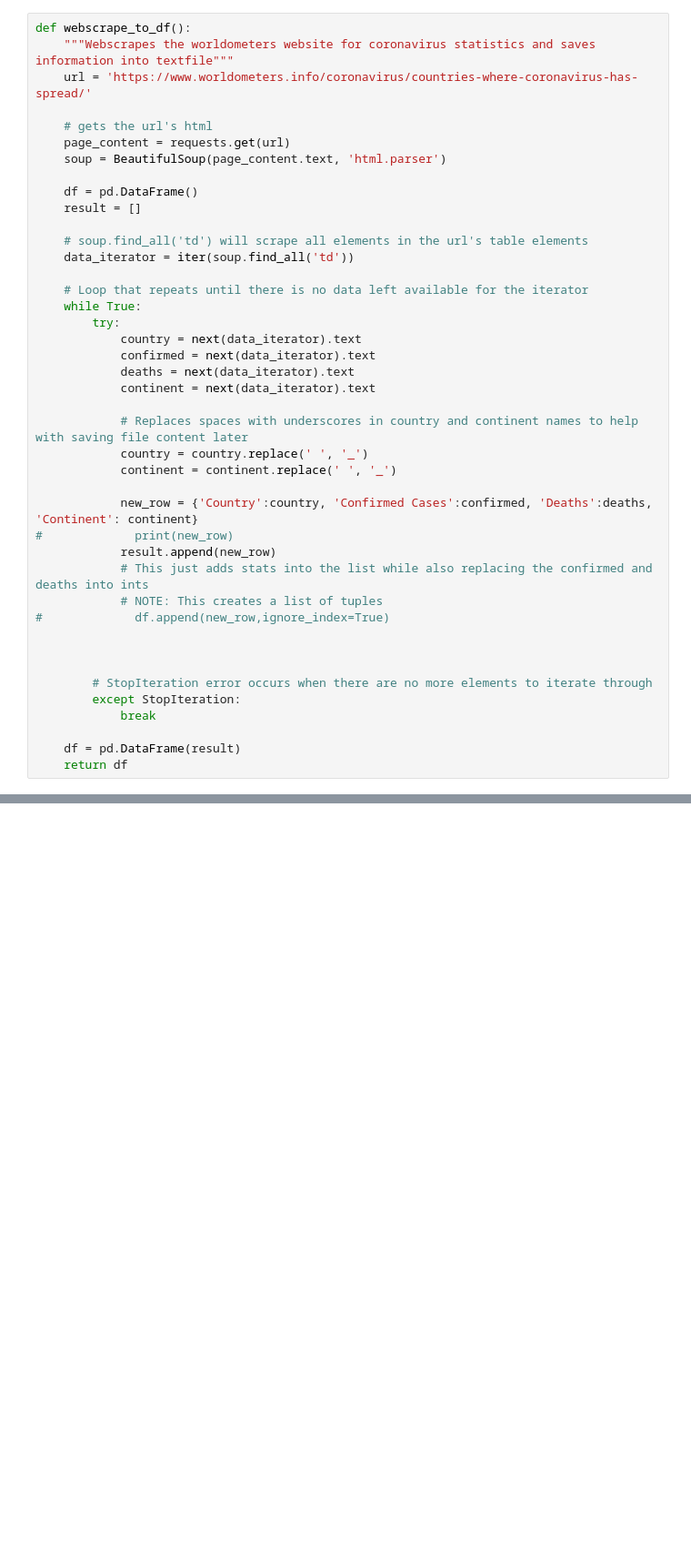
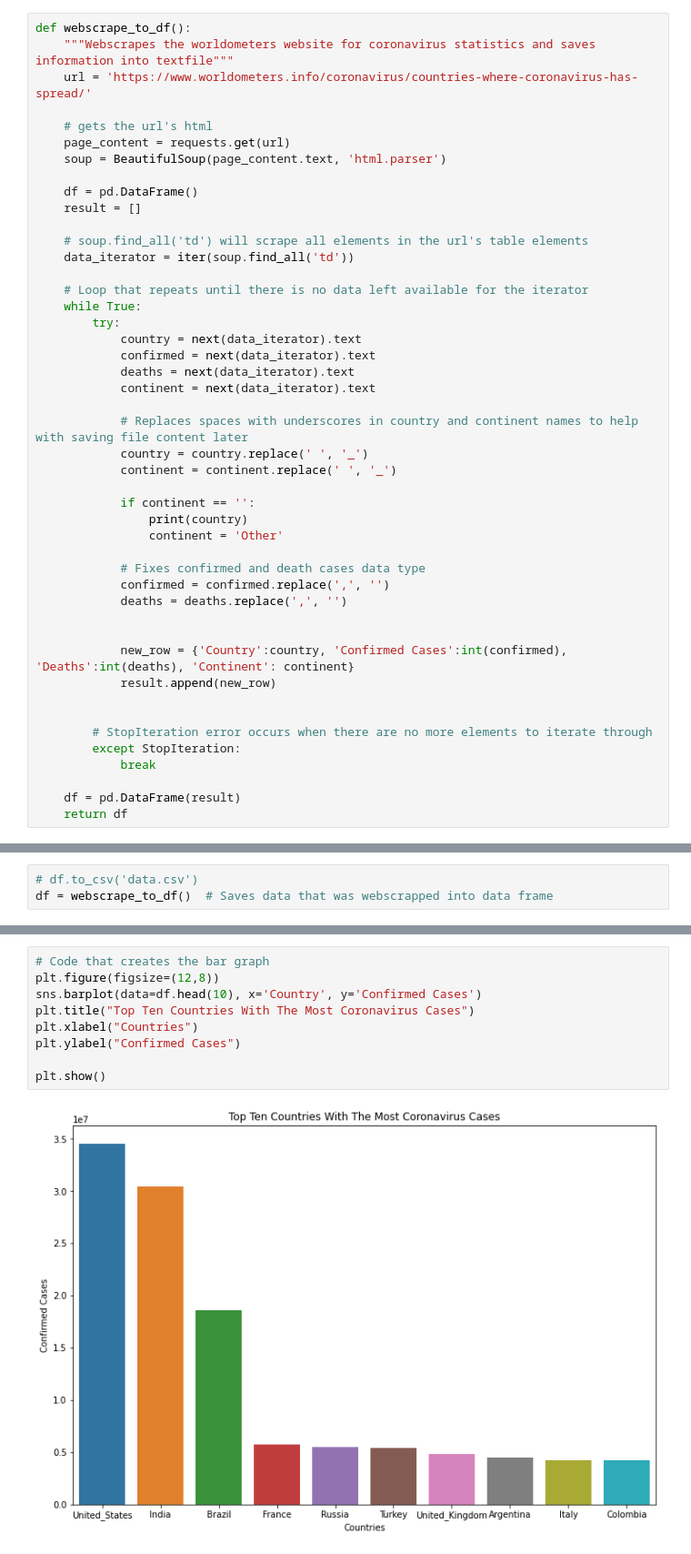
Before and after one commit to dynguy/Coronavirus_Scrap, a Jupyter notebook: Coronavirus_Scrape.ipynb, the cells around one changed output, grey strips where cells are left out. Shown: that part at 91% size. Drawn from its saved outputs; the diff is of its cells as text; blank space fills up the shorter version.

```diff
--- a/Coronavirus_Scrape.ipynb
+++ b/Coronavirus_Scrape.ipynb
@@ -89,13 +113,17 @@ def webscrape_to_df():
             country = country.replace(' ', '_')
             continent = continent.replace(' ', '_')
 
-            new_row = {'Country':country, 'Confirmed Cases':confirmed, 'Deaths':deaths, 'Continent': continent}
-#             print(new_row)
+            if continent == '':
+                print(country)
+                continent = 'Other'
+
+            # Fixes confirmed and death cases data type
+            confirmed = confirmed.replace(',', '')
+            deaths = deaths.replace(',', '')
+
+
+            new_row = {'Country':country, 'Confirmed Cases':int(confirmed), 'Deaths':int(deaths), 'Continent': continent}
             result.append(new_row)
-            # This just adds stats into the list while also replacing the confirmed and deaths into ints
-            # NOTE: This creates a list of tuples
-#             df.append(new_row,ignore_index=True)
-
 
 
         # StopIteration error occurs when there are no more elements to iterate through
@@ -121,0 +135,3 @@ temp.head(10)
+# %%
+# df.to_csv('data.csv')
+df = webscrape_to_df()  # Saves data that was webscrapped into data frame
@@ -121,0 +163,11 @@ temp.head(10)
+# %%
+# Code that creates the bar graph
+plt.figure(figsize=(12,8))
+sns.barplot(data=df.head(10), x='Country', y='Confirmed Cases')
+plt.title("Top Ten Countries With The Most Coronavirus Cases")
+plt.xlabel("Countries")
+plt.ylabel("Confirmed Cases")
+
+plt.show()
+# %% [output]
+[figure, added]
```
Also changed, not shown: parts of 21 cells of this notebook, 2 other files.
